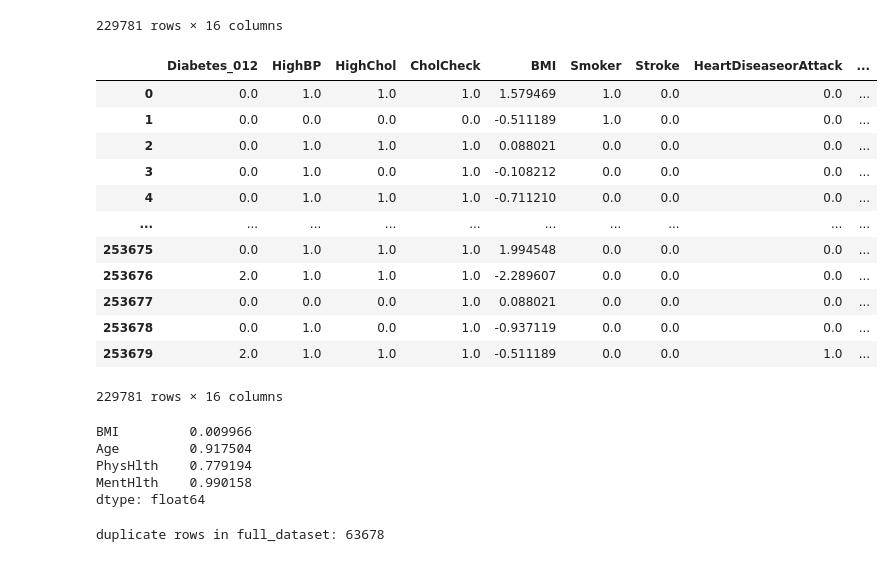
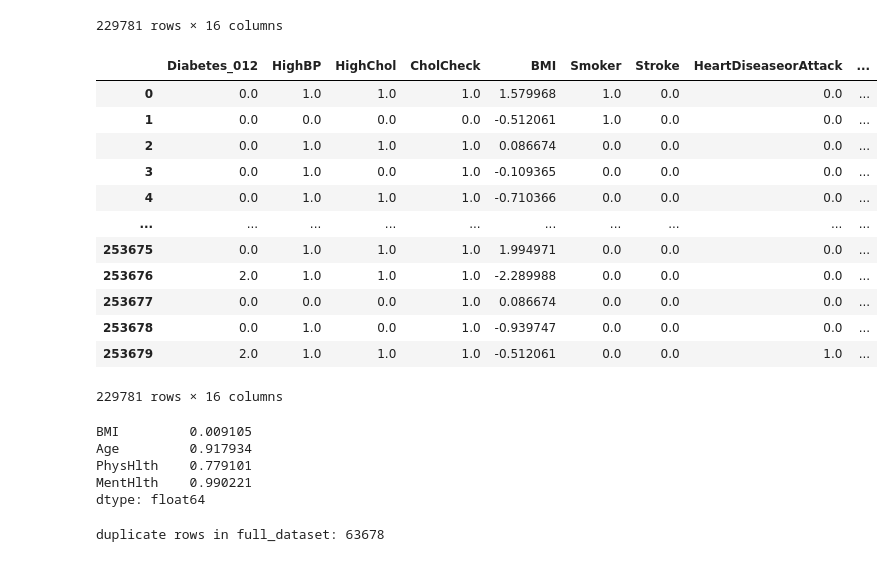
Before and after one commit to tiagoluis19/AC, a Jupyter notebook: ProjetoAC2/Diabetesmulticlass copy.ipynb, the cells around one changed output. Drawn from its saved outputs; the diff is of its cells as text; code cells hidden in the pictures.

```diff
--- a/ProjetoAC2/Diabetesmulticlass copy.ipynb
+++ b/ProjetoAC2/Diabetesmulticlass copy.ipynb
@@ -103,31 +103,31 @@ full_dataset
 229781 rows × 16 columns
 # %%
 from sklearn.preprocessing import QuantileTransformer
-QT=QuantileTransformer(n_quantiles=500, random_state=0,output_distribution='normal')
+QT=QuantileTransformer(n_quantiles=1000, random_state=0,output_distribution='normal')
 full_dataset[["BMI","Age","PhysHlth","MentHlth"]]=QT.fit_transform(full_dataset[["BMI","Age","PhysHlth","MentHlth"]])
 full_dataset
 # %% [output]
 |  | Diabetes_012 | HighBP | HighChol | CholCheck | BMI | Smoker | Stroke | HeartDiseaseorAttack | ... |
-| 0 | 0.0 | 1.0 | 1.0 | 1.0 | 1.579469 | 1.0 | 0.0 | 0.0 | ... |
-| 1 | 0.0 | 0.0 | 0.0 | 0.0 | -0.511189 | 1.0 | 0.0 | 0.0 | ... |
-| 2 | 0.0 | 1.0 | 1.0 | 1.0 | 0.088021 | 0.0 | 0.0 | 0.0 | ... |
-| 3 | 0.0 | 1.0 | 0.0 | 1.0 | -0.108212 | 0.0 | 0.0 | 0.0 | ... |
-| 4 | 0.0 | 1.0 | 1.0 | 1.0 | -0.711210 | 0.0 | 0.0 | 0.0 | ... |
+| 0 | 0.0 | 1.0 | 1.0 | 1.0 | 1.579968 | 1.0 | 0.0 | 0.0 | ... |
+| 1 | 0.0 | 0.0 | 0.0 | 0.0 | -0.512061 | 1.0 | 0.0 | 0.0 | ... |
+| 2 | 0.0 | 1.0 | 1.0 | 1.0 | 0.086674 | 0.0 | 0.0 | 0.0 | ... |
+| 3 | 0.0 | 1.0 | 0.0 | 1.0 | -0.109365 | 0.0 | 0.0 | 0.0 | ... |
+| 4 | 0.0 | 1.0 | 1.0 | 1.0 | -0.710366 | 0.0 | 0.0 | 0.0 | ... |
 | ... | ... | ... | ... | ... | ... | ... | ... | ... | ... |
-| 253675 | 0.0 | 1.0 | 1.0 | 1.0 | 1.994548 | 0.0 | 0.0 | 0.0 | ... |
-| 253676 | 2.0 | 1.0 | 1.0 | 1.0 | -2.289607 | 0.0 | 0.0 | 0.0 | ... |
-| 253677 | 0.0 | 0.0 | 0.0 | 1.0 | 0.088021 | 0.0 | 0.0 | 0.0 | ... |
-| 253678 | 0.0 | 1.0 | 0.0 | 1.0 | -0.937119 | 0.0 | 0.0 | 0.0 | ... |
-| 253679 | 2.0 | 1.0 | 1.0 | 1.0 | -0.511189 | 0.0 | 0.0 | 1.0 | ... |
+| 253675 | 0.0 | 1.0 | 1.0 | 1.0 | 1.994971 | 0.0 | 0.0 | 0.0 | ... |
+| 253676 | 2.0 | 1.0 | 1.0 | 1.0 | -2.289988 | 0.0 | 0.0 | 0.0 | ... |
+| 253677 | 0.0 | 0.0 | 0.0 | 1.0 | 0.086674 | 0.0 | 0.0 | 0.0 | ... |
+| 253678 | 0.0 | 1.0 | 0.0 | 1.0 | -0.939747 | 0.0 | 0.0 | 0.0 | ... |
+| 253679 | 2.0 | 1.0 | 1.0 | 1.0 | -0.512061 | 0.0 | 0.0 | 1.0 | ... |
 229781 rows × 16 columns
 # %%
 skew=full_dataset[["BMI","Age","PhysHlth","MentHlth"]].skew()
 skew
 # %% [output]
-BMI         0.009966
-Age         0.917504
-PhysHlth    0.779194
-MentHlth    0.990158
+BMI         0.009105
+Age         0.917934
+PhysHlth    0.779101
+MentHlth    0.990221
 dtype: float64
 # %%
 print("duplicate rows in full_dataset:", full_dataset.duplicated().sum())
```
Also changed, not shown: parts of 6 cells of this notebook, 1 other file.
